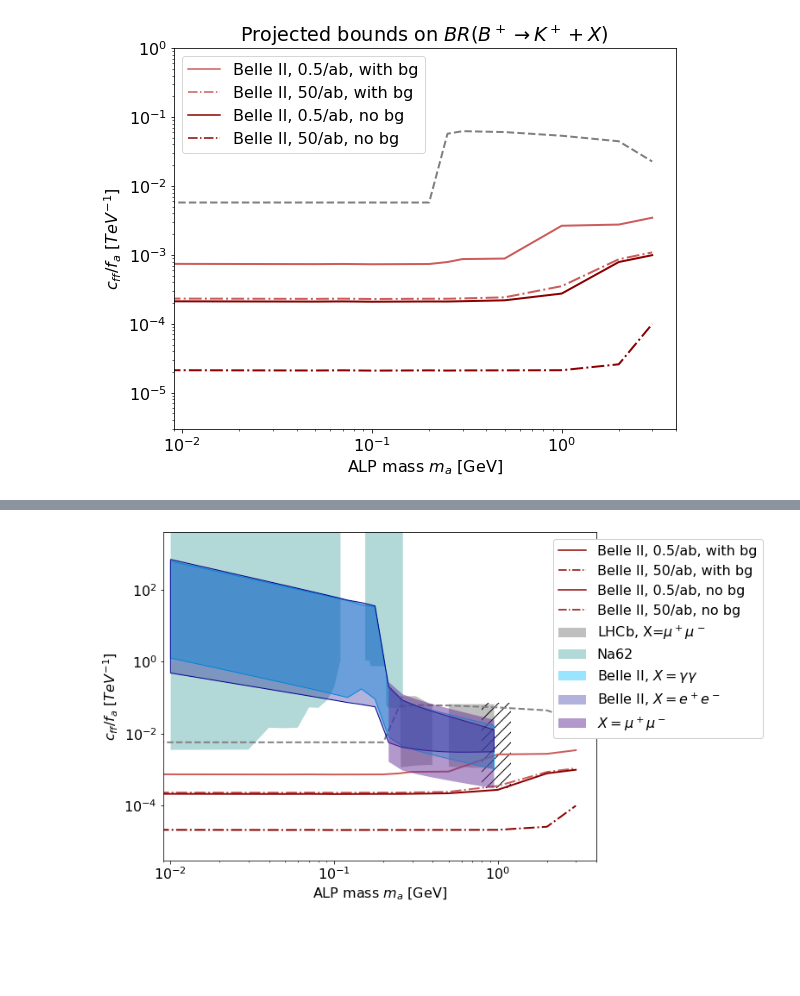
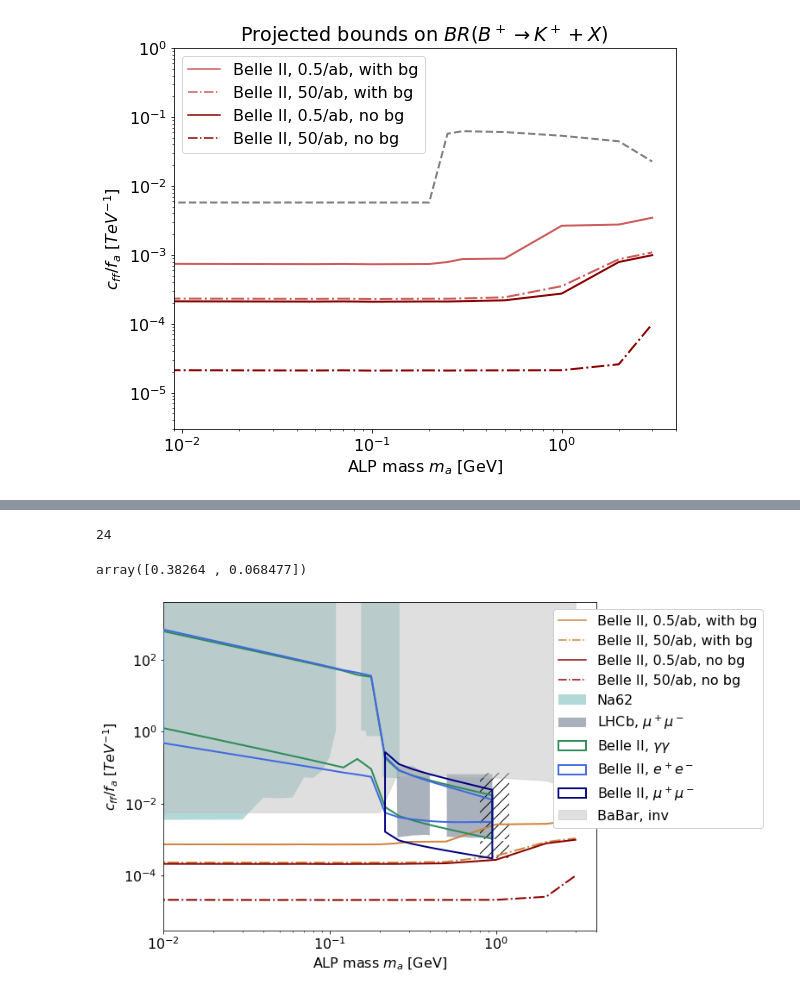
Before and after one commit to anasthesia/alps-BelleII, a Jupyter notebook: python/alps-plots.ipynb, the cells around one changed output, grey strips where cells are left out. Cells and saved outputs as stored; diff of their text form; code cells hidden in the pictures; blank space fills up the shorter version.

Commit message:
updated plots

```diff
--- a/python/alps-plots.ipynb
+++ b/python/alps-plots.ipynb
@@ -157,21 +157,26 @@ def plotAllAllowed(inputfile,x,y):
 # %%
 # function that plots cut-out regions from 1612.07818 and Na62
 
-def whiteregionsLHCb(m):
+def cutoutRegionsLHCb(m):
     return np.heaviside(m - 0.25,0)*np.heaviside(-m + 0.4,0) + np.heaviside(m - 0.5,0)*np.heaviside(-m + 2.9,0)\
     + np.heaviside(m - 3.2,0)*np.heaviside(-m + 3.6,0) + np.heaviside(m - 3.9,0)*np.heaviside(-m + 4.7,0)
 #     return np.heaviside(m - 3.9,0)*np.heaviside(-m + 4.7,0)
 
-def whiteregionsNa62(m):
+def cutoutRegionsNa62(m):
     return 1-np.heaviside(m - 0.110,0)*np.heaviside(-m + 0.154,0)
 
-def plotWhiteRegions(whiteregionsFunc,xmin,xmax,yupper,order):
+def plotCutOutRegions(cutoutRegionsFunc,xmin,xmax,ylower,yupper,order,**kwargs):
     m=np.linspace(xmin,xmax,num=10000);
-    plt.fill_between(m,(1-whiteregionsFunc(m))*yupper,0,color="white",zorder=order)
+    plt.fill_between(m,np.maximum((1-cutoutRegionsFunc(m))*yupper,ylower),ylower,zorder=order,**kwargs)
 # %%
+colorBaBar="silver"
+colorLHCb="slategrey"
 colorBelleIIinvNobkg="darkred"
-colorBelleIIinvWithbkg="indianred"
+colorBelleIIinvWithbkg="peru"
 colorNa62="teal"
+colorBelleIIDispe="royalblue"
+colorBelleIIDispmu="navy"
+colorBelleIIDispgamma="seagreen"
 # %% [markdown]
 # Combined plots
 # %%
@@ -498,15 +658,27 @@ plt.savefig('plots/invisible_bounds-projections.png', dpi=300, bbox_inches='tigh
+# %%
+np.argmax(LHCbBoundscff[10:,0]<0.5)+10
+# %% [output]
+24
+# %%
+LHCbBoundscff[np.argmax(LHCbBoundscff[10:,0]<0.5)+10]
+# %% [output]
+array([0.38264 , 0.068477])
 # %%
 fig, ax = plt.subplots(figsize=(9, 7))
 
-ax.plot(BaBarBounds[:,0],BaBarBounds[:,1],c="grey", ls='--',lw=2)
-
-plotGen(LHCbBoundscff,"oppacpolygon","grey",0,1,0.5, label='LHCb, X=$\mu^+ \mu^-$')
-# plotGen(LHCbBounds,"nonfilledpolygon","grey",1)
-plotWhiteRegions(whiteregionsLHCb,0.3,5,10**(2),2)
-
-plotGen(Na62Boundscff,"oppacpolygon",colorNa62,0,0.5, label='Na62')
+plotGen(Na62Boundscff,"oppacpolygon",colorNa62,0,1, label='Na62')
 plotWhiteRegions(whiteregionsNa62,0.05,0.3,10**(5),2)
 
+
+plotGen(LHCbBoundscff,"oppacpolygon",colorLHCb,0,1,0.6, label='LHCb, $\mu^+ \mu^-$',zorder=1)
+# plotGen(LHCbBounds,"nonfilledpolygon","grey",1)
+plotCutOutRegions(whiteregionsLHCb,0.3,5,10**-3,\
+                  LHCbBoundscff[np.argmax(LHCbBoundscff[10:,0]<0.5)+10][1],2,\
+                  color="white")
+
+# ax.plot(BaBarBounds[:,0],BaBarBounds[:,1],c=colorBaBar, ls='--',lw=2)
+ax.fill_between(BaBarBounds[:,0], BaBarBounds[:,1], y2=10**4, color=colorBaBar,zorder=2,alpha=0.5,\
+               label='BaBar, inv')
 
 ax.plot(BellIIInvBounds05abWithbkg[:,0],BellIIInvBounds05abWithbkg[:,1],c=colorBelleIIinvWithbkg, ls='-',lw=2)
 ax.plot(BellIIInvBounds50abWithbkg[:,0],BellIIInvBounds50abWithbkg[:,1],c=colorBelleIIinvWithbkg, ls='-.',lw=2)
@@ -514,57 +686,61 @@ ax.plot(BellIIInvBounds50abWithbkg[:,0],BellIIInvBounds50abWithbkg[:,1],c=colorB
 ax.plot(BellIIInvBounds05ab0bkg[:,0],BellIIInvBounds05ab0bkg[:,1],c=colorBelleIIinvNobkg, ls='-',lw=2)
 ax.plot(BellIIInvBounds50ab0bkg[:,0],BellIIInvBounds50ab0bkg[:,1],c=colorBelleIIinvNobkg, ls='-.',lw=2)
 
+# plotGen(stackBounds(masslist,readArrayVisibleBoundBelleIIcff[:,5,0],\
+#                     readArrayVisibleBoundBelleIIcff[:,5,1]),"oppacpolygon","deepskyblue",0,1,0.4,\
+#                     label='Belle II, $X=\gamma \gamma $',zorder=3)
 plotGen(stackBounds(masslist,readArrayVisibleBoundBelleIIcff[:,5,0],\
-                    readArrayVisibleBoundBelleIIcff[:,5,1]),"oppacpolygon","deepskyblue",0,1,0.4,\
-                    label='Belle II, $X=\gamma \gamma $',zorder=3)
-plotGen(stackBounds(masslist,readArrayVisibleBoundBelleIIcff[:,5,0],\
-                    readArrayVisibleBoundBelleIIcff[:,5,1]),"nonfilledpolygon","deepskyblue",1,1,zorder=3)
+                    readArrayVisibleBoundBelleIIcff[:,5,1]),"nonfilledpolygon",colorBelleIIDispgamma,2,1,\
+                    label='Belle II, $\gamma \gamma $',zorder=3)
 
+# plotGen(stackBounds(masslist,readArrayVisibleBoundBelleIIcff[:,0,0],\
+#                     readArrayVisibleBoundBelleIIcff[:,0,1]),"oppacpolygon","darkblue",0,1,0.3,\
+#                     label='Belle II, $X=e^+ e^-$',zorder=3)
 plotGen(stackBounds(masslist,readArrayVisibleBoundBelleIIcff[:,0,0],\
-                    readArrayVisibleBoundBelleIIcff[:,0,1]),"oppacpolygon","darkblue",0,1,0.3,\
-                    label='Belle II, $X=e^+ e^-$',zorder=3)
-plotGen(stackBounds(masslist,readArrayVisibleBoundBelleIIcff[:,0,0],\
-                    readArrayVisibleBoundBelleIIcff[:,0,1]),"nonfilledpolygon","darkblue",1,1,zorder=3)
+                    readArrayVisibleBoundBelleIIcff[:,0,1]),"nonfilledpolygon",colorBelleIIDispe,2,1,\
+                    label='Belle II, $e^+ e^-$',zorder=3)
 
+# plotGen(stackBounds(masslist,readArrayVisibleBoundBelleIIcff[:,1,0],\
+#                     readArrayVisibleBoundBelleIIcff[:,1,1]),"oppacpolygon","rebeccapurple",0,1,0.5,\
+#                     label='Belle II, $X=\mu^+ \mu^-$',zorder=3)
 plotGen(stackBounds(masslist,readArrayVisibleBoundBelleIIcff[:,1,0],\
-                    readArrayVisibleBoundBelleIIcff[:,1,1]),"oppacpolygon","rebeccapurple",0,1,0.5,\
-                    label='$X=\mu^+ \mu^-$',zorder=3)
-# plotGen(stackBounds(masslist,readArrayVisibleBoundBelleIIcff[:,1,0],\
-#                     readArrayVisibleBoundBelleIIcff[:,1,1]),"nonfilledpolygon","rebeccapurple",1)
+                    readArrayVisibleBoundBelleIIcff[:,1,1]),"nonfilledpolygon",colorBelleIIDispmu,2,1,\
+                       label='Belle II, $\mu^+ \mu^-$',zorder=3)
 
 p = mpatches.Rectangle((0.8,3*10**-4), 0.4, 0.07, linewidth=0, fill=None, hatch='//')
 ax.add_patch(p)
 
 
 # ax.set_title('Projected bounds on $BR( B^+ \\rightarrow K^+ + X )$')
 
 ax.set_xlabel('ALP mass $m_a$ [GeV]')
 ax.set_ylabel('$c_{ff}/f_a\ [TeV^{-1}]$')
 ax.set_xscale('log')
 ax.set_yscale('log')
-ax.set_xlim(9*10**-3, 4)
+ax.set_xlim(10**-2, 4)
 ax.set_ylim(3*10**-6, 4*10**3)
 
 handles, labels = ax.get_legend_handles_labels()
 babar= mlines.Line2D([], [], color='grey', linestyle='--',
                           markersize=15, label='BaBar, X='+"ME")
 belleIIInv= mlines.Line2D([], [], color=colorBelleIIinvNobkg, linestyle='-',
                           markersize=15, label='Belle II, 0.5/ab, no bg')
 belleIIInv50= mlines.Line2D([], [], color=colorBelleIIinvNobkg, linestyle='-.',
                           markersize=15, label='Belle II, 50/ab, no bg')
-belleIIInvbg= mlines.Line2D([], [], color=colorBelleIIinvNobkg, linestyle='-',
+belleIIInvbg= mlines.Line2D([], [], color=colorBelleIIinvWithbkg, linestyle='-',
                           markersize=15, label='Belle II, 0.5/ab, with bg')
-belleIIInv50bg= mlines.Line2D([], [], color=colorBelleIIinvNobkg, linestyle='-.',
+belleIIInv50bg= mlines.Line2D([], [], color=colorBelleIIinvWithbkg, linestyle='-.',
                           markersize=15, label='Belle II, 50/ab, with bg')
 
 handles.insert(0, belleIIInv50)
 handles.insert(0, belleIIInv)
 handles.insert(0, belleIIInv50bg)
 handles.insert(0, belleIIInvbg)
+# handles.insert(0, babar)
 
 ax.legend(handles=handles, loc='upper right', bbox_to_anchor=(1.4, 1), framealpha=1)
 
 
 plt.savefig('plots/Bounds-projections-cff-50ab_with-Na62.png', dpi=300, bbox_inches='tight')
 # %% [output]
-[figure, old version]
+[figure, new version]
```
Also changed, not shown: parts of 11 cells of this notebook, 2 other files.
